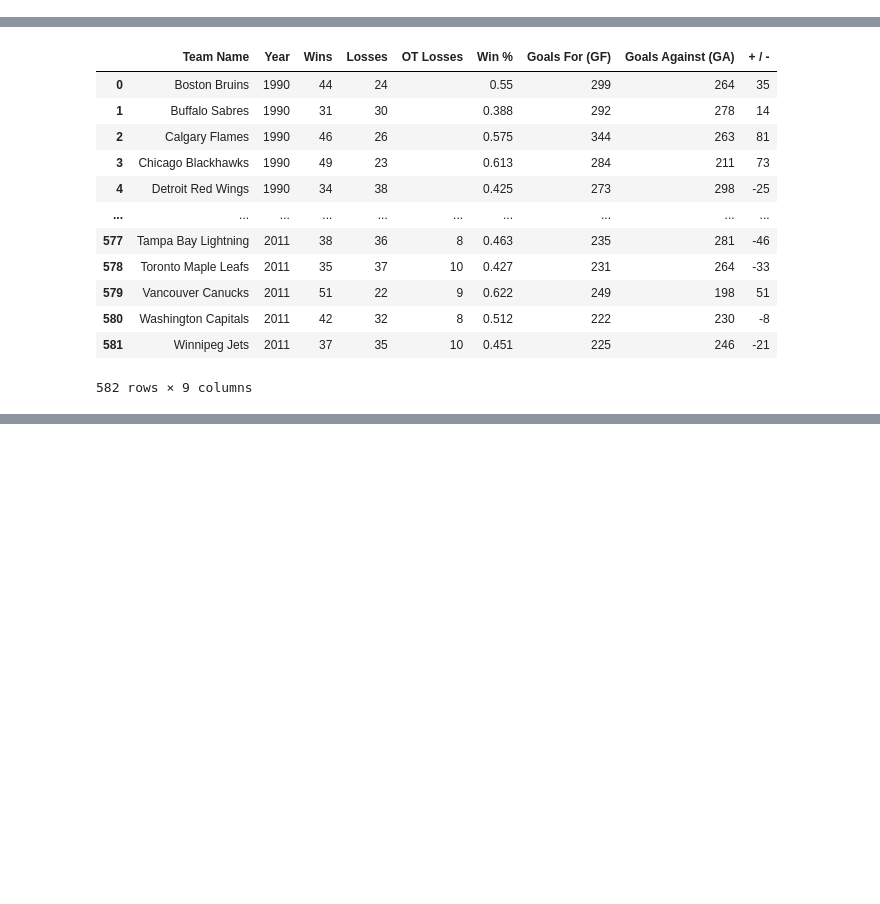
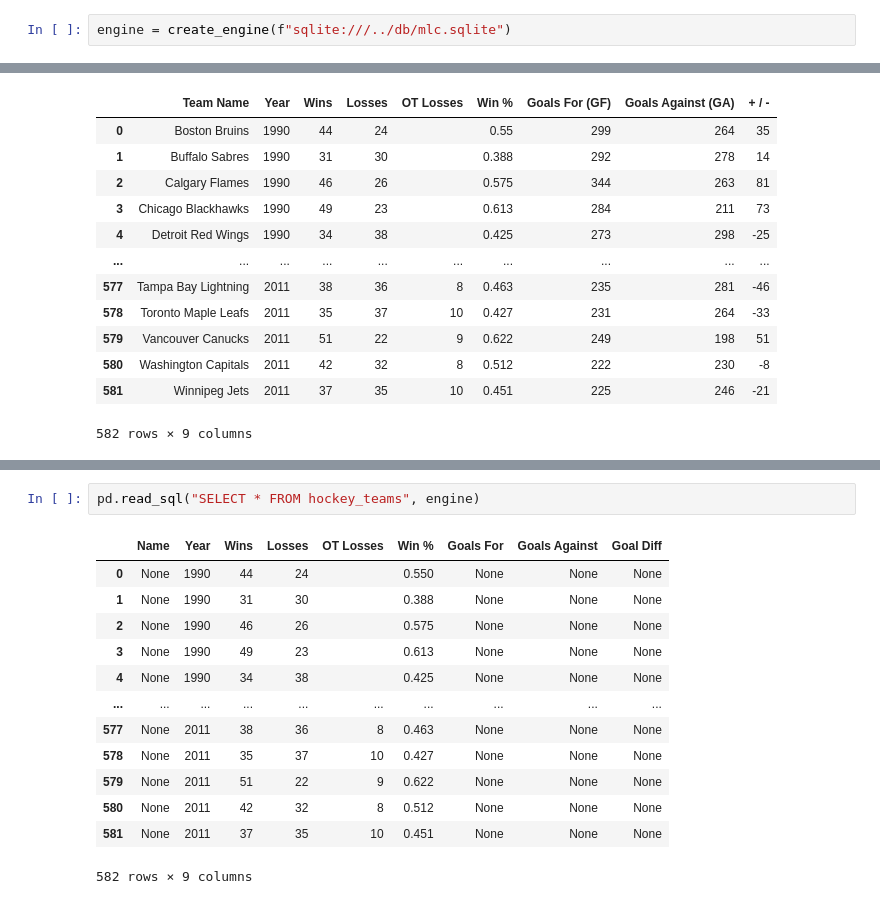
Before and after one commit to mentisVeritas/MLC, a Jupyter notebook: Homeworks/WebScraping.ipynb, the cells around one changed output, grey strips where cells are left out. Drawn from its saved outputs; the diff is of its cells as text; blank space fills up the shorter version.

```diff
--- a/Homeworks/WebScraping.ipynb
+++ b/Homeworks/WebScraping.ipynb
@@ -4,4 +5,6 @@ import requests
 import pandas as pd
+# %%
+engine = create_engine(f"sqlite:///../db/mlc.sqlite")
 # %%
 site = "https://www.scrapethissite.com/pages/forms/"
 
@@ -40,0 +67,16 @@ df
+# %%
+pd.read_sql("SELECT * FROM hockey_teams", engine)
+# %% [output]
+|  | Name | Year | Wins | Losses | OT Losses | Win % | Goals For | Goals Against | Goal Diff |
+| 0 | None | 1990 | 44 | 24 |  | 0.550 | None | None | None |
+| 1 | None | 1990 | 31 | 30 |  | 0.388 | None | None | None |
+| 2 | None | 1990 | 46 | 26 |  | 0.575 | None | None | None |
+| 3 | None | 1990 | 49 | 23 |  | 0.613 | None | None | None |
+| 4 | None | 1990 | 34 | 38 |  | 0.425 | None | None | None |
+| ... | ... | ... | ... | ... | ... | ... | ... | ... | ... |
+| 577 | None | 2011 | 38 | 36 | 8 | 0.463 | None | None | None |
+| 578 | None | 2011 | 35 | 37 | 10 | 0.427 | None | None | None |
+| 579 | None | 2011 | 51 | 22 | 9 | 0.622 | None | None | None |
+| 580 | None | 2011 | 42 | 32 | 8 | 0.512 | None | None | None |
+| 581 | None | 2011 | 37 | 35 | 10 | 0.451 | None | None | None |
+582 rows × 9 columns
```
Also changed, not shown: parts of 2 cells of this notebook, 9 other files.
